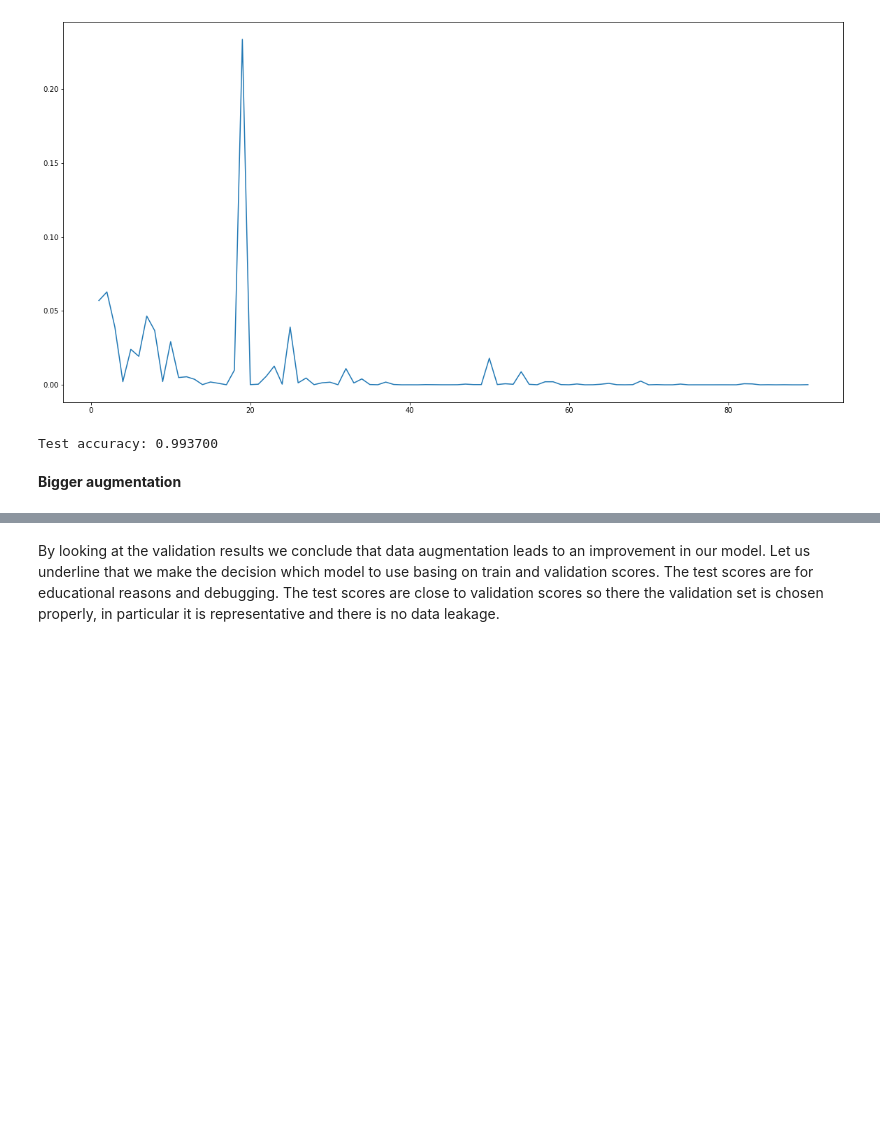
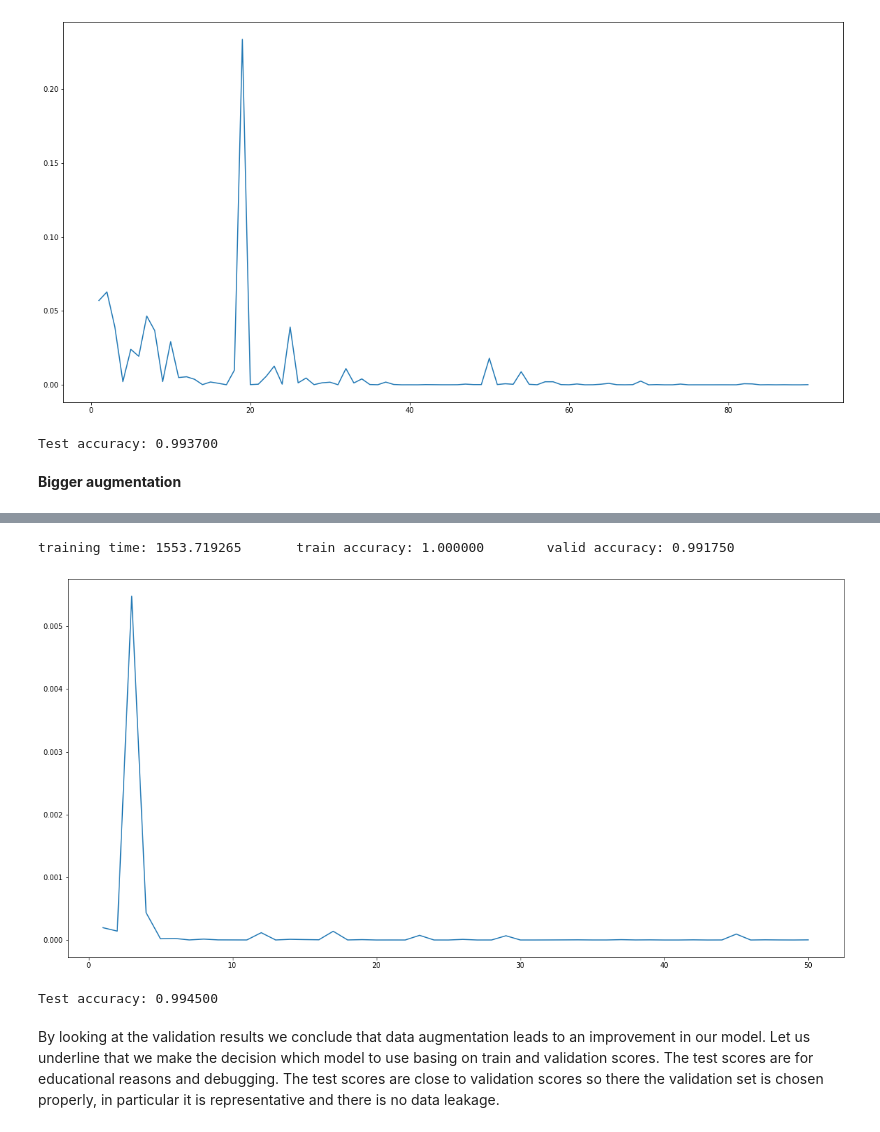
Before and after one commit to Marcin-Kisielowski/MNIST, a Jupyter notebook: mnist-resnet18.ipynb, the cells around one changed output, grey strips where cells are left out. Drawn from its saved outputs; the diff is of its cells as text; code cells hidden in the pictures; blank space fills up the shorter version.

```diff
--- a/mnist-resnet18.ipynb
+++ b/mnist-resnet18.ipynb
@@ -355,9 +361,12 @@ print("training time: %f \t train accuracy: %f \t valid accuracy: %f "%results)
 # %%
-learning_rate=1.0e-02
+learning_rate=1.0e-03
 resnet.optimizer=torch.optim.SGD(resnet.model.parameters(),lr=learning_rate)
 
 results=mnist.analyze_model(resnet,16,10)
 print("training time: %f \t train accuracy: %f \t valid accuracy: %f "%results)
+# %% [output]
+training time: 1553.719265       train accuracy: 1.000000        valid accuracy: 0.991750
+[figure, added]
 # %%
 learning_rate=1.0e-03
 resnet.optimizer=torch.optim.SGD(resnet.model.parameters(),lr=learning_rate)
@@ -366,3 +375,5 @@ results=mnist.analyze_model(resnet,16,10)
 print("training time: %f \t train accuracy: %f \t valid accuracy: %f "%results)
 # %%
 print("Test accuracy: %f"%resnet.get_accuracy(test_data))
+# %% [output]
+Test accuracy: 0.994500
```
Also changed, not shown: parts of 5 cells of this notebook.
